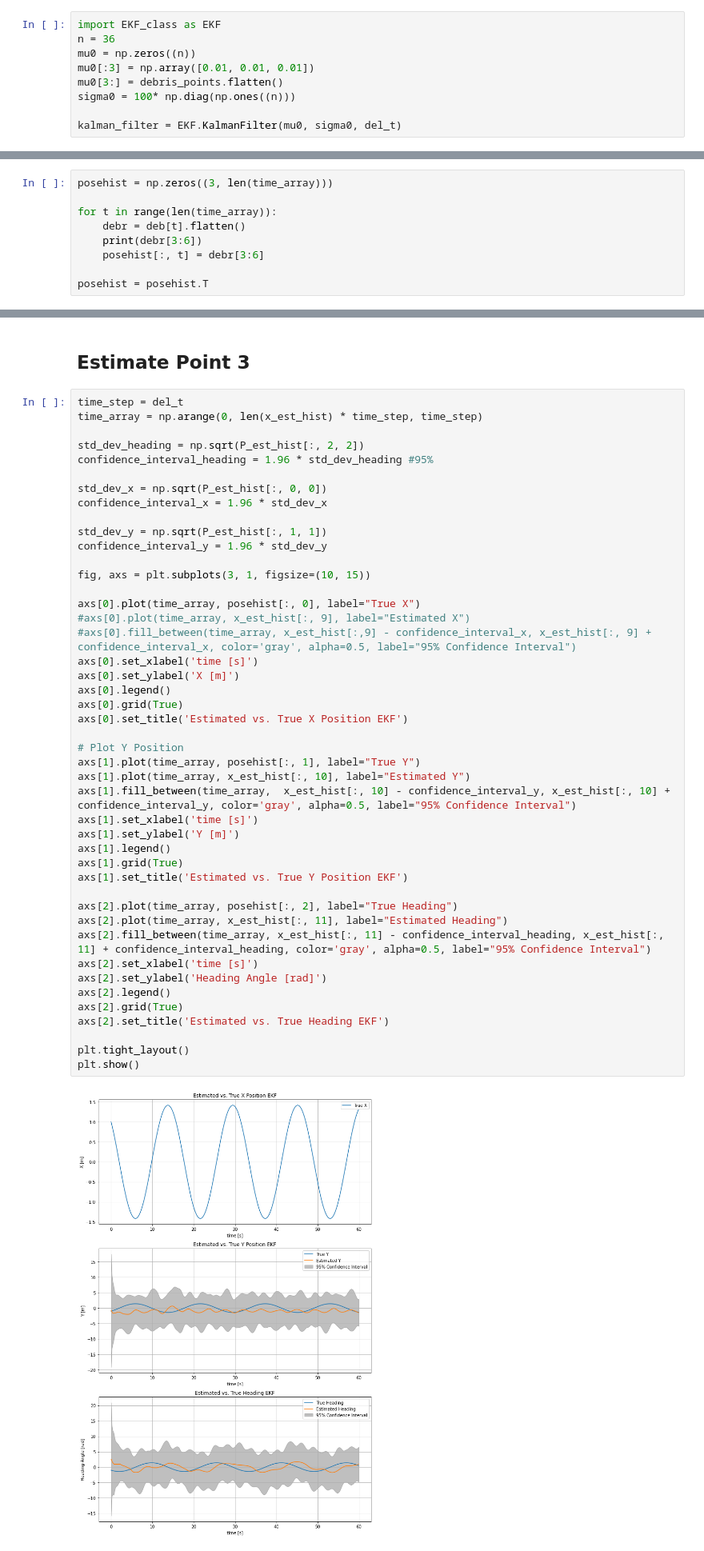
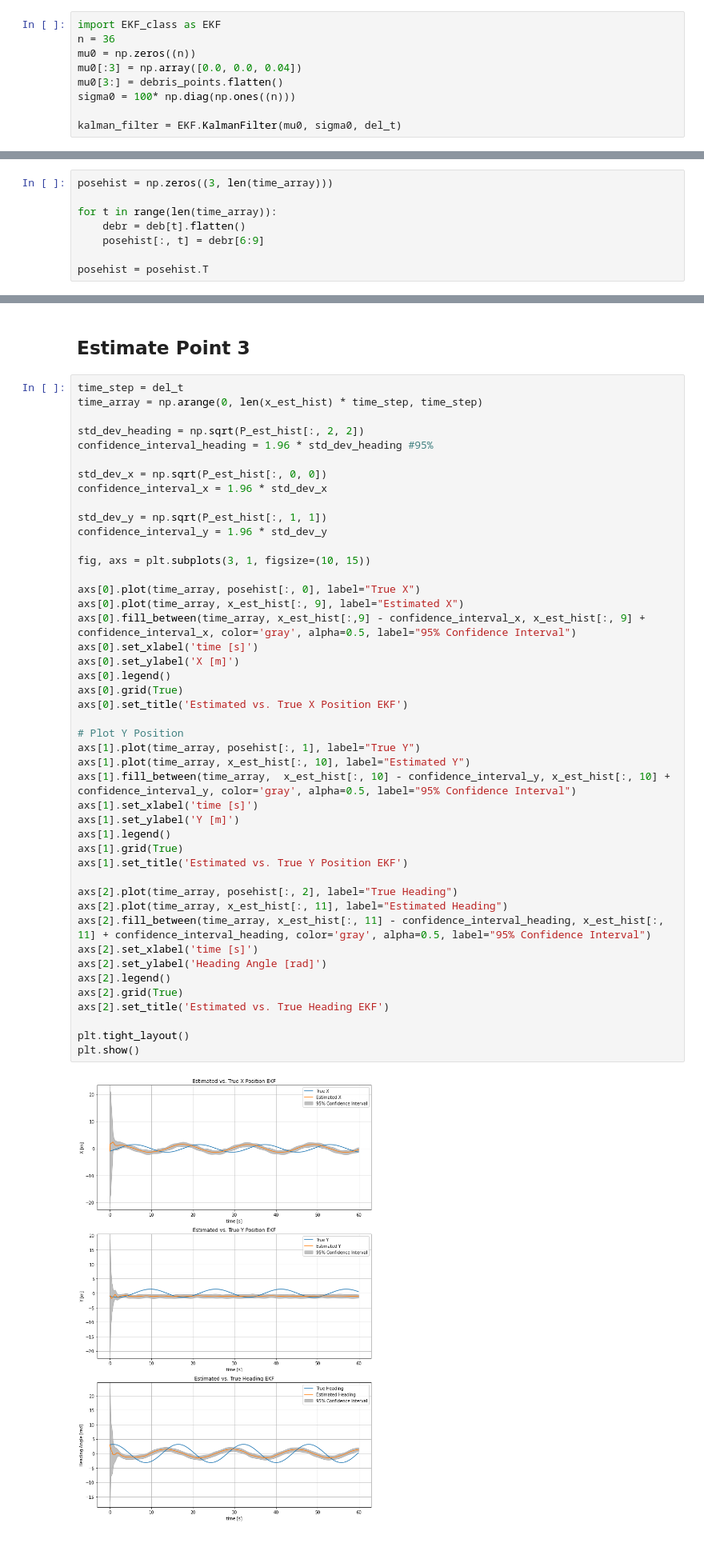
Before and after one commit to annasulzer/273-final-project, a Jupyter notebook: simulate_playground_EKF.ipynb, the cells around one changed output, grey strips where cells are left out. Shown at 80% size. Drawn from its saved outputs; the diff is of its cells as text.

```diff
--- a/simulate_playground_EKF.ipynb
+++ b/simulate_playground_EKF.ipynb
@@ -74,7 +74,7 @@ mtest = sim.MeasurementModel(deb,np.array([o1,o2,o3]),n_blind=0)
 import EKF_class as EKF
 n = 36
 mu0 = np.zeros((n))
-mu0[:3] = np.array([0.01, 0.01, 0.01])
+mu0[:3] = np.array([0.0, 0.0, 0.04])
 mu0[3:] = debris_points.flatten()
 sigma0 = 100* np.diag(np.ones((n)))
 
@@ -171,7 +175,6 @@ posehist = np.zeros((3, len(time_array)))
 
 for t in range(len(time_array)):
     debr = deb[t].flatten()
-    print(debr[3:6])
-    posehist[:, t] = debr[3:6]
+    posehist[:, t] = debr[6:9]
 
 posehist = posehist.T
@@ -221,34 +196,34 @@ confidence_interval_y = 1.96 * std_dev_y
 fig, axs = plt.subplots(3, 1, figsize=(10, 15))
 
 axs[0].plot(time_array, posehist[:, 0], label="True X")
-#axs[0].plot(time_array, x_est_hist[:, 9], label="Estimated X")
-#axs[0].fill_between(time_array, x_est_hist[:,9] - confidence_interval_x, x_est_hist[:, 9] + confidence_interval_x, color='gray', alpha=0.5, label="95% Confidence Interval")
+axs[0].plot(time_array, x_est_hist[:, 9], label="Estimated X")
+axs[0].fill_between(time_array, x_est_hist[:,9] - confidence_interval_x, x_est_hist[:, 9] + confidence_interval_x, color='gray', alpha=0.5, label="95% Confidence Interval")
 axs[0].set_xlabel('time [s]')
 axs[0].set_ylabel('X [m]')
 axs[0].legend()
 axs[0].grid(True)
 axs[0].set_title('Estimated vs. True X Position EKF')
 
 # Plot Y Position
 axs[1].plot(time_array, posehist[:, 1], label="True Y")
 axs[1].plot(time_array, x_est_hist[:, 10], label="Estimated Y")
 axs[1].fill_between(time_array,  x_est_hist[:, 10] - confidence_interval_y, x_est_hist[:, 10] + confidence_interval_y, color='gray', alpha=0.5, label="95% Confidence Interval")
 axs[1].set_xlabel('time [s]')
 axs[1].set_ylabel('Y [m]')
 axs[1].legend()
 axs[1].grid(True)
 axs[1].set_title('Estimated vs. True Y Position EKF')
 
 axs[2].plot(time_array, posehist[:, 2], label="True Heading")
 axs[2].plot(time_array, x_est_hist[:, 11], label="Estimated Heading")
 axs[2].fill_between(time_array, x_est_hist[:, 11] - confidence_interval_heading, x_est_hist[:, 11] + confidence_interval_heading, color='gray', alpha=0.5, label="95% Confidence Interval")
 axs[2].set_xlabel('time [s]')
 axs[2].set_ylabel('Heading Angle [rad]')
 axs[2].legend()
 axs[2].grid(True)
 axs[2].set_title('Estimated vs. True Heading EKF')
 
 plt.tight_layout()
 plt.show()
 # %% [output]
-[figure, old version]
+[figure, new version]
```
Also changed, not shown: parts of 5 cells of this notebook, 1 other file.
